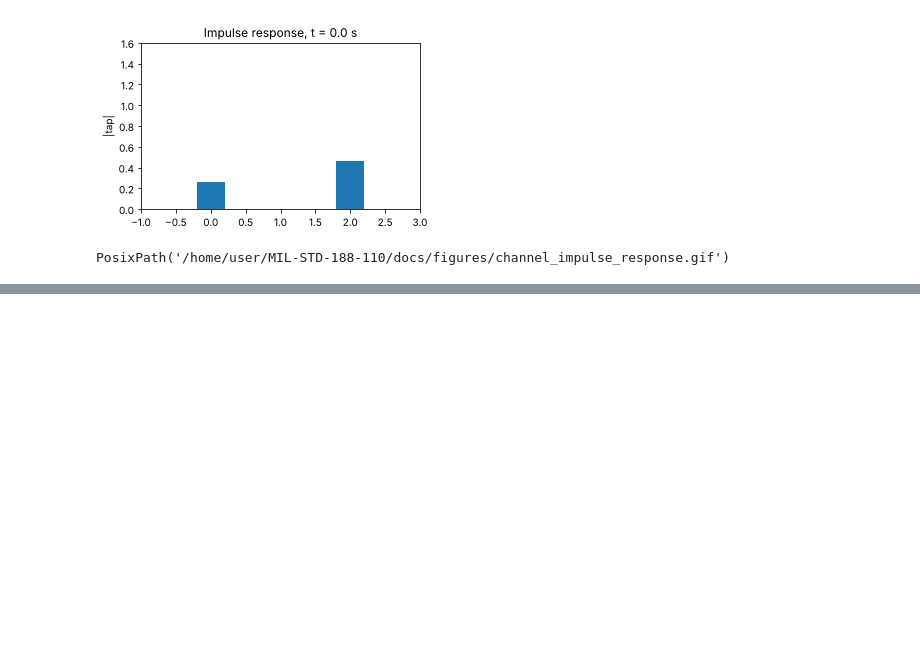
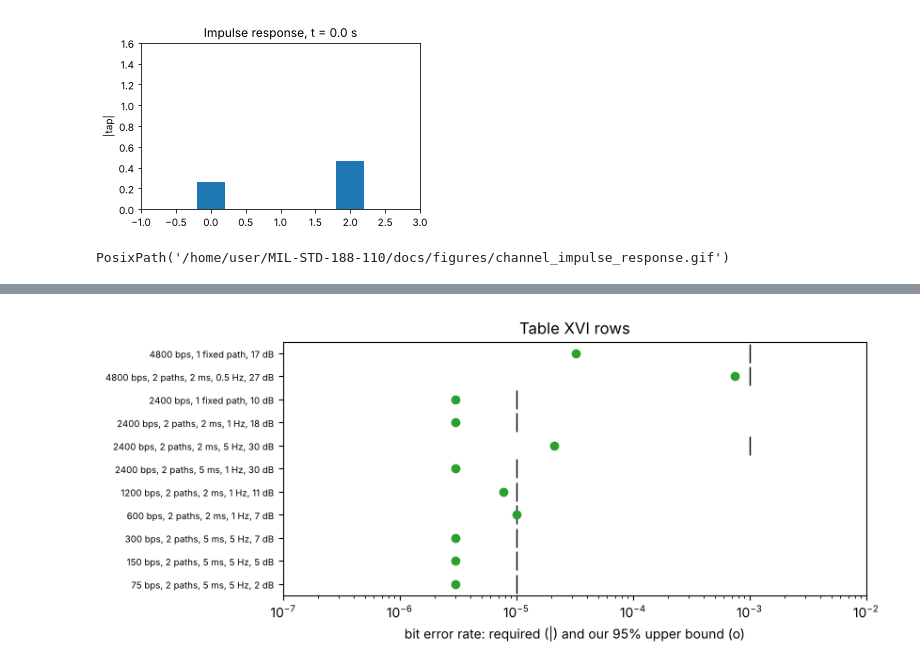
Before and after one commit to Willt125/MIL-STD-188-110, a Jupyter notebook: docs/channel.ipynb, the cells around one changed output, grey strips where cells are left out. Cells and saved outputs as stored; diff of their text form; code cells hidden in the pictures; blank space fills up the shorter version.

```diff
--- a/docs/channel.ipynb
+++ b/docs/channel.ipynb
@@ -106,0 +157,20 @@ PosixPath('/home/user/MIL-STD-188-110/docs/figures/channel_impulse_response.gif'
+# %%
+rows = []
+for line in (DOCS / "CONFORMANCE.md").read_text().splitlines():
+    cells = [c.strip() for c in line.strip("|").split("|")]
+    if len(cells) == 11 and cells[0].isdigit():
+        rows.append(cells)
+fig, ax = plt.subplots(figsize=(8, 3.5))
+for i, c in enumerate(rows):
+    required, bound = float(c[3]), float(c[8])
+    ax.plot([required], [i], "k|", markersize=14)
+    ax.plot([bound], [i], "o", color="C2" if bound <= required else "C1")
+ax.set_xscale("log")
+ax.set_xlim(1e-7, 1e-2)
+ax.set_yticks(range(len(rows)), [f"{c[0]} bps, {c[1]}, {c[2]}" for c in rows], fontsize=7)
+ax.invert_yaxis()
+ax.set_xlabel("bit error rate: required (|) and our 95% upper bound (o)")
+ax.set_title("Table XVI rows")
+plt.show()
+# %% [output]
+[figure, added]
```
Also changed, not shown: parts of 19 cells of this notebook, 4 other files.
